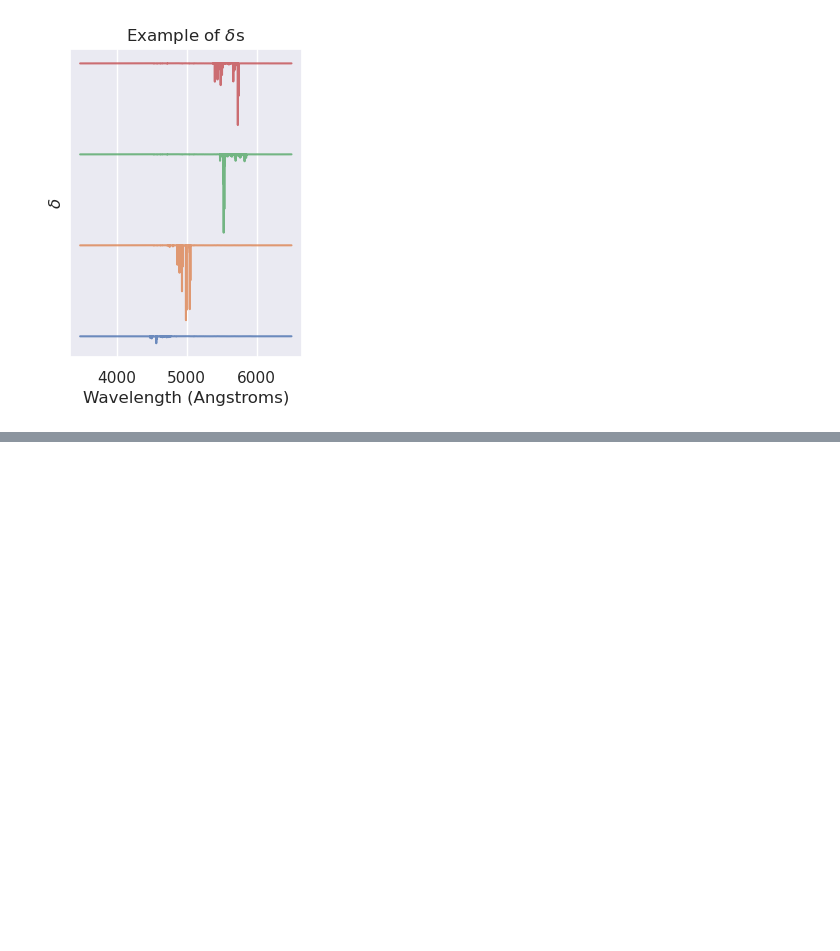
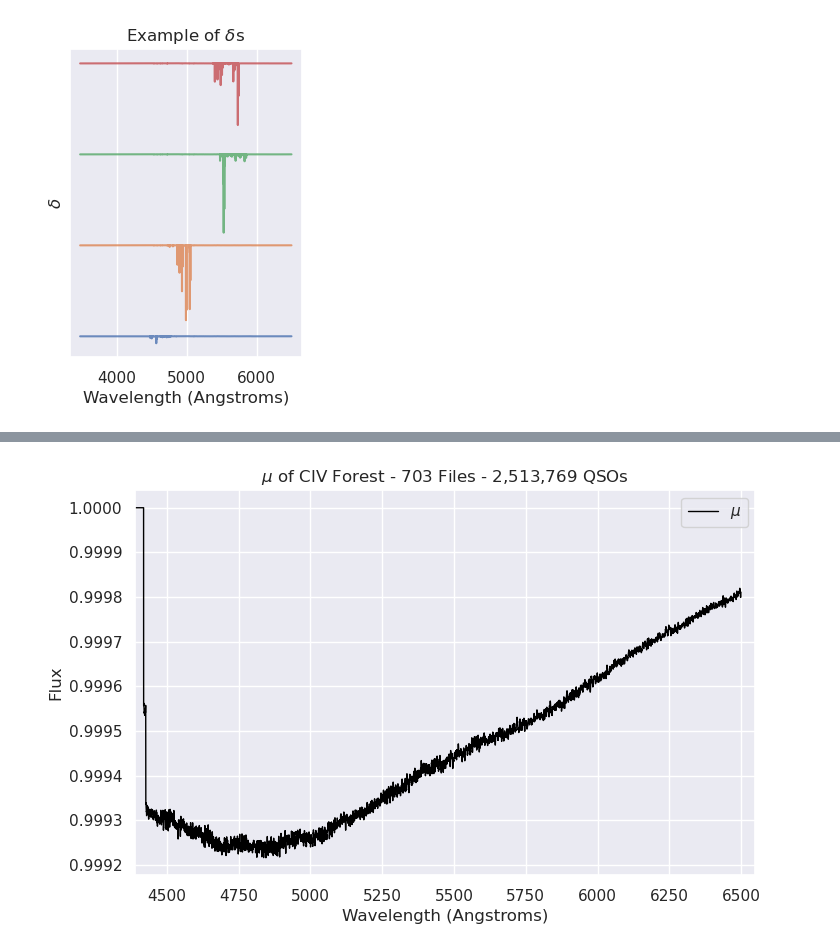
Before and after one commit to GabrielMissael/cosmoforests, a Jupyter notebook: main.ipynb, the cells around one changed output, grey strips where cells are left out. Drawn from its saved outputs; the diff is of its cells as text; code cells hidden in the pictures; blank space fills up the shorter version.

Commit message:
Add multiple-file statistics calculations

```diff
--- a/main.ipynb
+++ b/main.ipynb
@@ -151,0 +163,11 @@ plt.show()
+# %%
+# Number of .fits files
+n_files = len(fits_path)
+
+# Number of bins
+n_bins = len(wv)
+
+# Initialize arrays to store the statistics
+mean = np.zeros((n_files, n_bins))
+std = np.zeros((n_files, n_bins))
+n_qso = np.zeros(n_files)
@@ -151,0 +244,23 @@ plt.show()
+# %%
+# Create figure
+fig, ax = plt.subplots(1, 1, figsize=(8, 5))
+
+# Plot mean
+ax.plot(wv, total_mean, alpha = 1, color = 'black',
+        label = '$\mu$', linewidth = 1)
+
+# Zoom in on the CIV forest
+ax.set_xlim(4390, 6550)
+#ax.set_xlim(5000, 5100)
+
+# Labels
+ax.set_xlabel('Wavelength (Angstroms)')
+ax.set_ylabel('Flux')
+ax.set_title(f'$\mu$ of CIV Forest - {n_files} Files - {int(total_qsos):,} QSOs')
+
+# Show legend
+ax.legend()
+
+plt.show()
+# %% [output]
+[figure, added]
```
Also changed, not shown: parts of 9 cells of this notebook.
